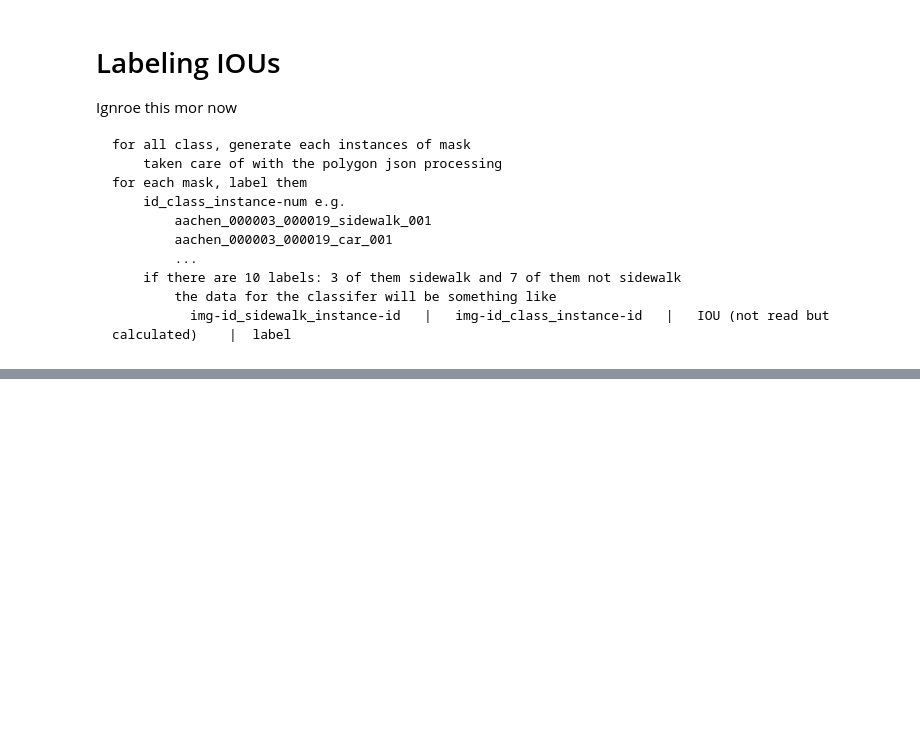
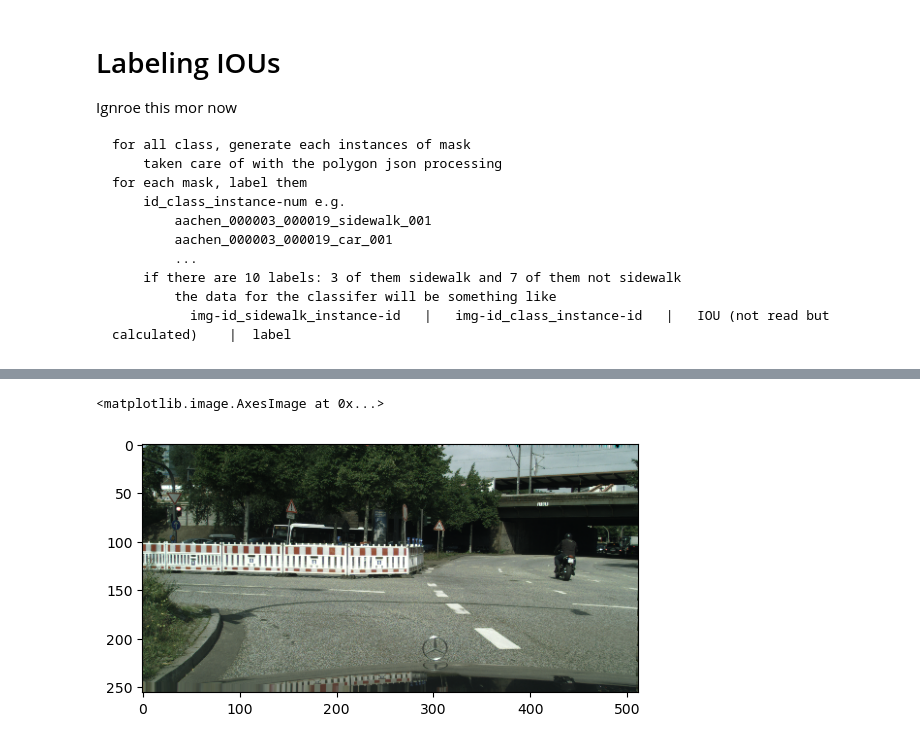
Before and after one commit to DataScienceAndEngineering/deep-learning-final-project-project-sidewalk, a Jupyter notebook: notebooks/explorations/image_sampling.ipynb, the cells around one changed output, grey strips where cells are left out. Cells and saved outputs as stored; diff of their text form; code cells hidden in the pictures; blank space fills up the shorter version.

```diff
--- a/notebooks/explorations/image_sampling.ipynb
+++ b/notebooks/explorations/image_sampling.ipynb
@@ -67,6 +151,7 @@ for k in data:
 # %%
-# reading sample data
-txt = os.path.join(ROOT_DIR, 'data/processed/sample.txt')
+## go through all 3277 images
+txt = os.path.join(ROOT_DIR, 'data/processed/keep_img_ids.txt')
+
 with open(txt) as f:
     sample_ids= f.readlines()
 
@@ -80,6 +165,5 @@ sample_labels = [data[id] for id in sample_ids]
 # {img_id: all_instance_mask}
 data_mask = {}
 for id in sample_ids:
-    masks = hp.stack_mask(id, data,(256,512))
+    masks = hp.create_mask(id, data,(256,512))
     data_mask[id] = masks
-    # np.save(os.path.join(PROCESSED_DATA,'masks',f'{id}.npy'),masks)
@@ -130,0 +243,5 @@ img-id_sidewalk_instance-id   |   img-id_class_instance-id   |   IOU (not read b
+# %%
+plt.imshow(img)
+# %% [output]
+<matplotlib.image.AxesImage at 0x...>
+[figure, added]
```
Also changed, not shown: parts of 12 cells of this notebook, 1 other file.
